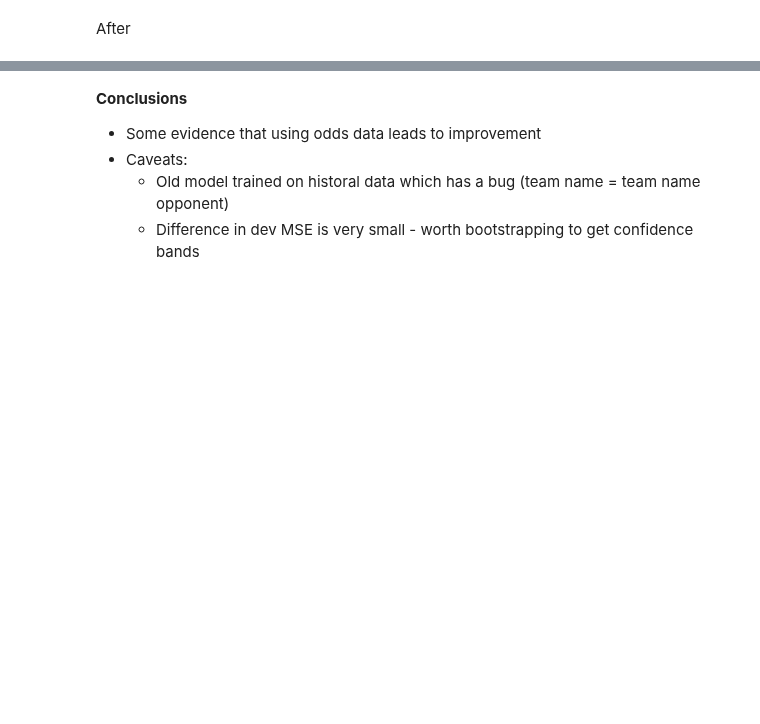
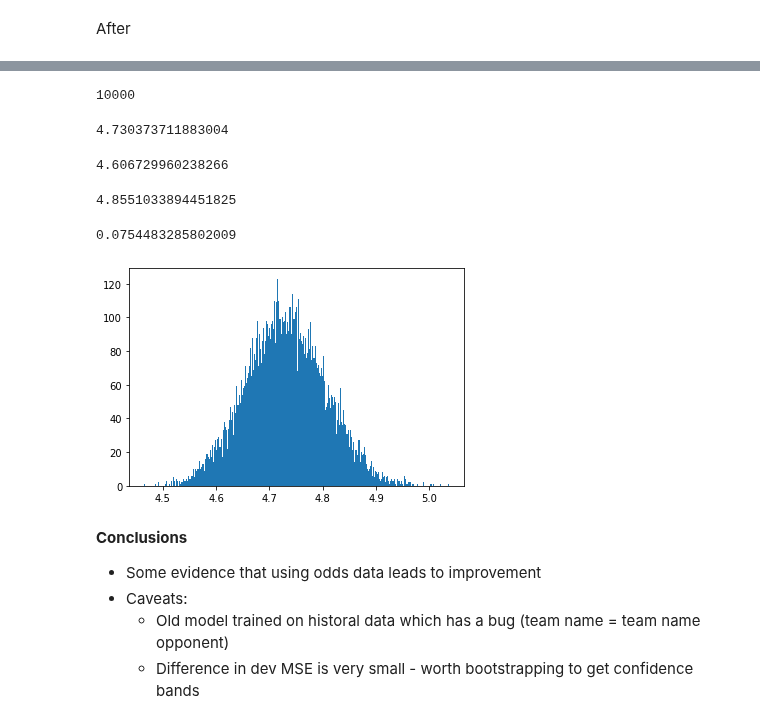
Before and after one commit to stevieg3/fpl-analysis, a Jupyter notebook: notebooks/exploration/4.2 Incorporating odds data.ipynb, the cells around one changed output, grey strips where cells are left out. Drawn from its saved outputs; the diff is of its cells as text; code cells hidden in the pictures; blank space fills up the shorter version.

Commit message:
Compared MSE of first gameweek predictions and bootstrapped MSE

```diff
--- a/notebooks/exploration/4.2 Incorporating odds data.ipynb
+++ b/notebooks/exploration/4.2 Incorporating odds data.ipynb
@@ -732,3 +779,37 @@ Test MSE: 6.274930114178325
+# %%
+mse_array = []
+
+for trial in range(10000):
+    idx = np.random.choice(range(44905), 44905, replace=True)
+    pred = predictions_train[:,0][idx]
+    actual = y_train[:,0][idx]
+    mse = mean_squared_error(actual, pred)
+    mse_array.append(mse)
+# %%
+len(mse_array)
+# %% [output]
+10000
+# %%
+np.mean(mse_array)
+# %% [output]
+4.730373711883004
+# %%
+np.percentile(mse_array, 5)
+# %% [output]
+4.606729960238266
+# %%
+np.percentile(mse_array, 95)
+# %% [output]
+4.8551033894451825
+# %%
+np.std(mse_array)
+# %% [output]
+0.0754483285802009
+# %%
+plt.hist(mse_array, bins=300)
+plt.show()
+# %% [output]
+[figure, added]
 # %% [markdown]
 __Conclusions__
 - Some evidence that using odds data leads to improvement
```
Also changed, not shown: parts of 11 cells of this notebook.
